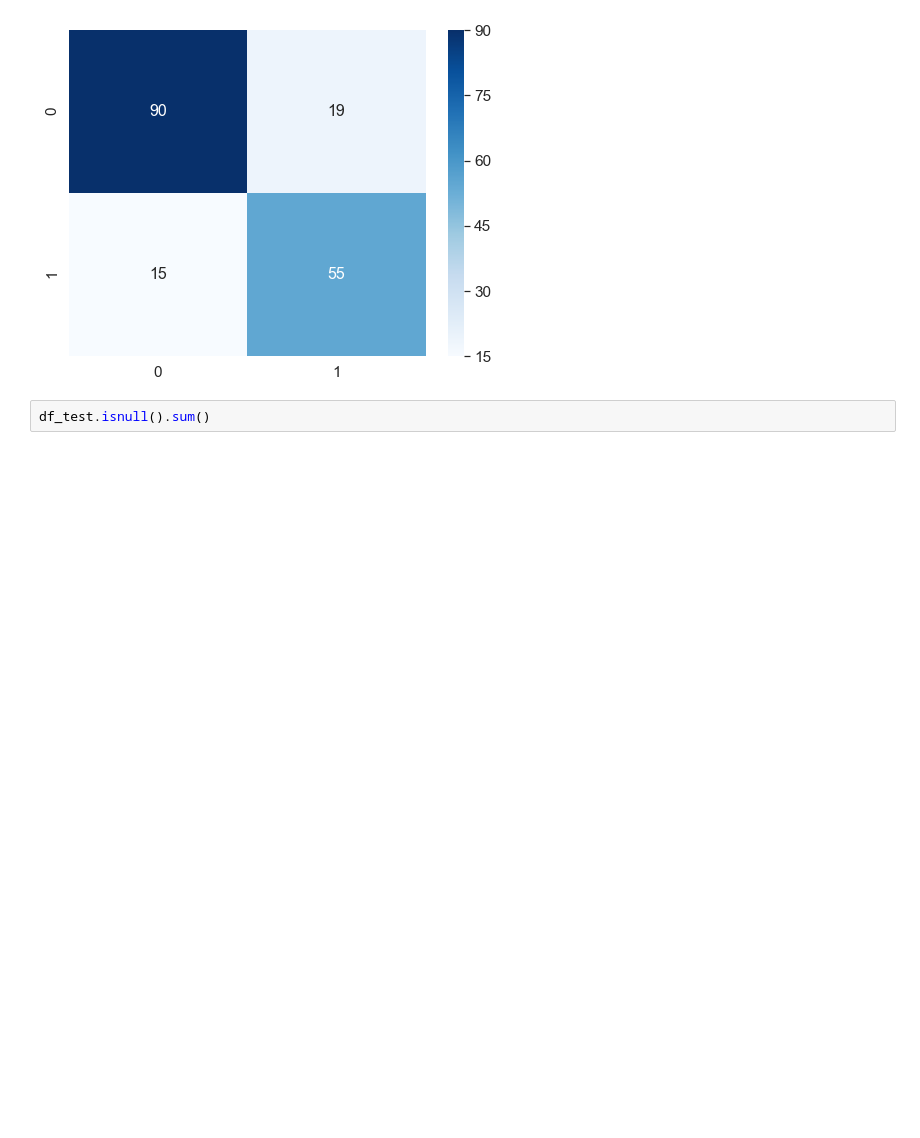
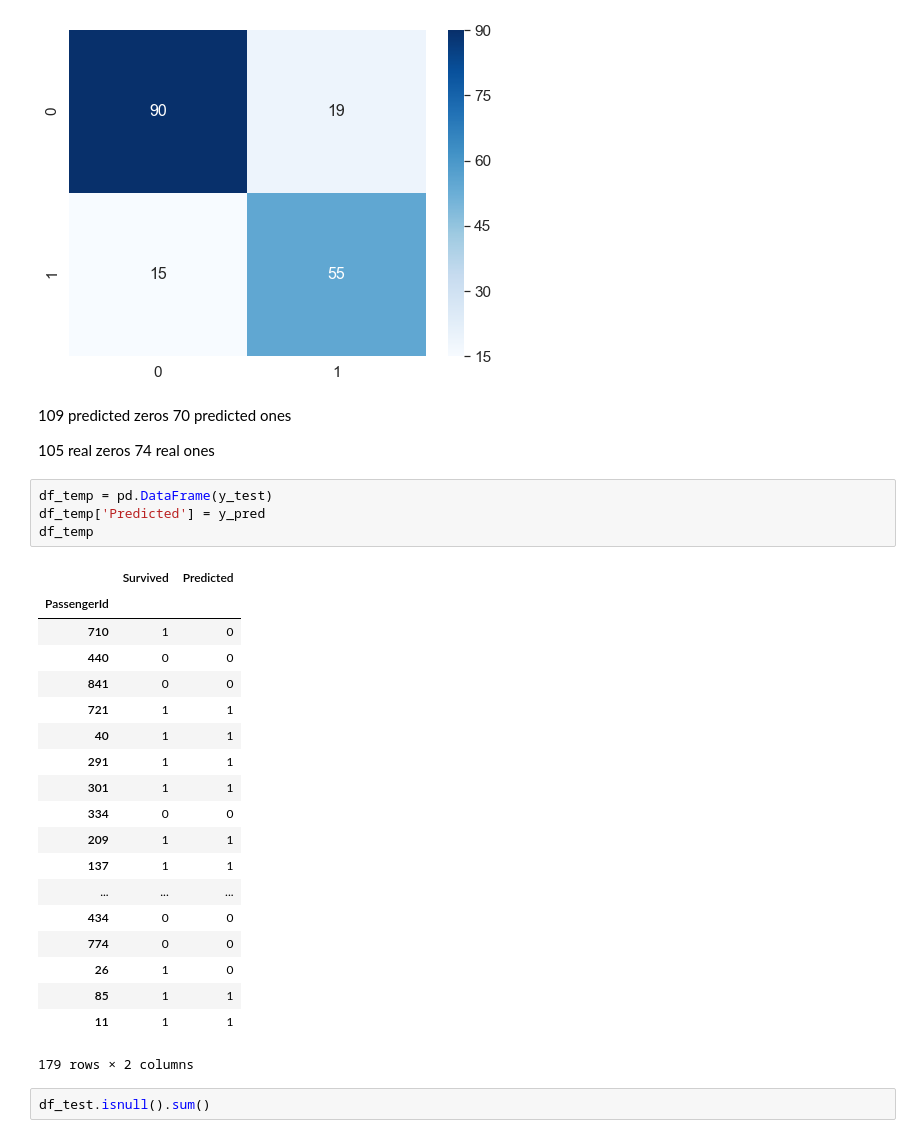
Before and after one commit to dongzhang84/data_challenges, a Jupyter notebook: Titanic.ipynb, the cells around one changed output. Cells and saved outputs as stored; diff of their text form; blank space fills up the shorter version.

```diff
--- a/Titanic.ipynb
+++ b/Titanic.ipynb
@@ -448,6 +458,36 @@ sns.heatmap(df_cm, annot=True,annot_kws={"size": 16}, cmap="Blues",  fmt='g')# f
 plt.show()
 # %% [output]
 [figure]
+# %% [markdown]
+109 predicted zeros
+70 predicted ones
+
+105 real zeros
+74 real ones
+# %%
+df_temp = pd.DataFrame(y_test)
+df_temp['Predicted'] = y_pred
+df_temp
+# %% [output]
+|  | Survived | Predicted |
+| PassengerId |  |  |
+| 710 | 1 | 0 |
+| 440 | 0 | 0 |
+| 841 | 0 | 0 |
+| 721 | 1 | 1 |
+| 40 | 1 | 1 |
+| 291 | 1 | 1 |
+| 301 | 1 | 1 |
+| 334 | 0 | 0 |
+| 209 | 1 | 1 |
+| 137 | 1 | 1 |
+| ... | ... | ... |
+| 434 | 0 | 0 |
+| 774 | 0 | 0 |
+| 26 | 1 | 0 |
+| 85 | 1 | 1 |
+| 11 | 1 | 1 |
+179 rows × 2 columns
 # %%
 df_test.isnull().sum()
 # %% [output]
```
Also changed, not shown: parts of 2 cells of this notebook.
